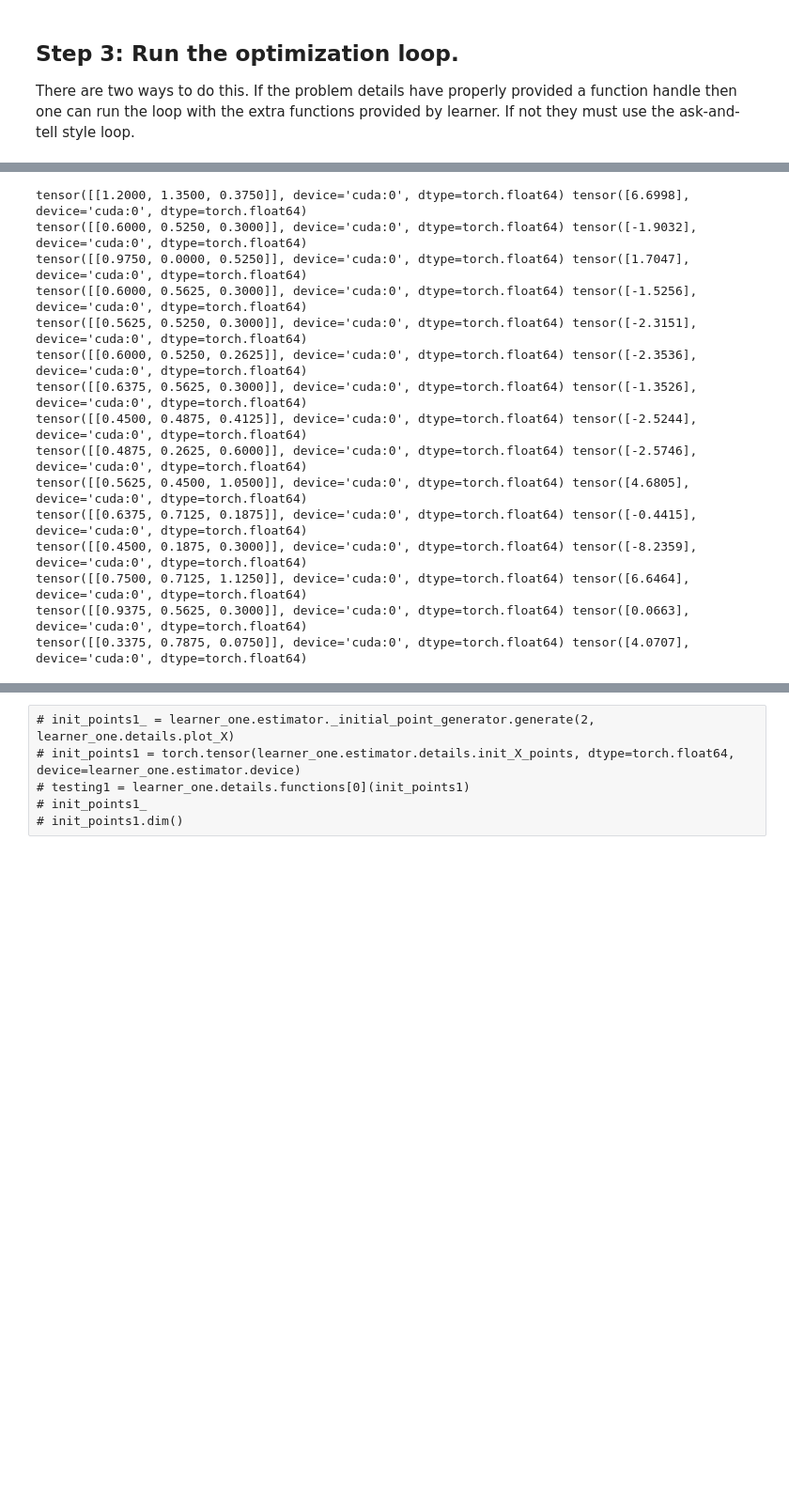
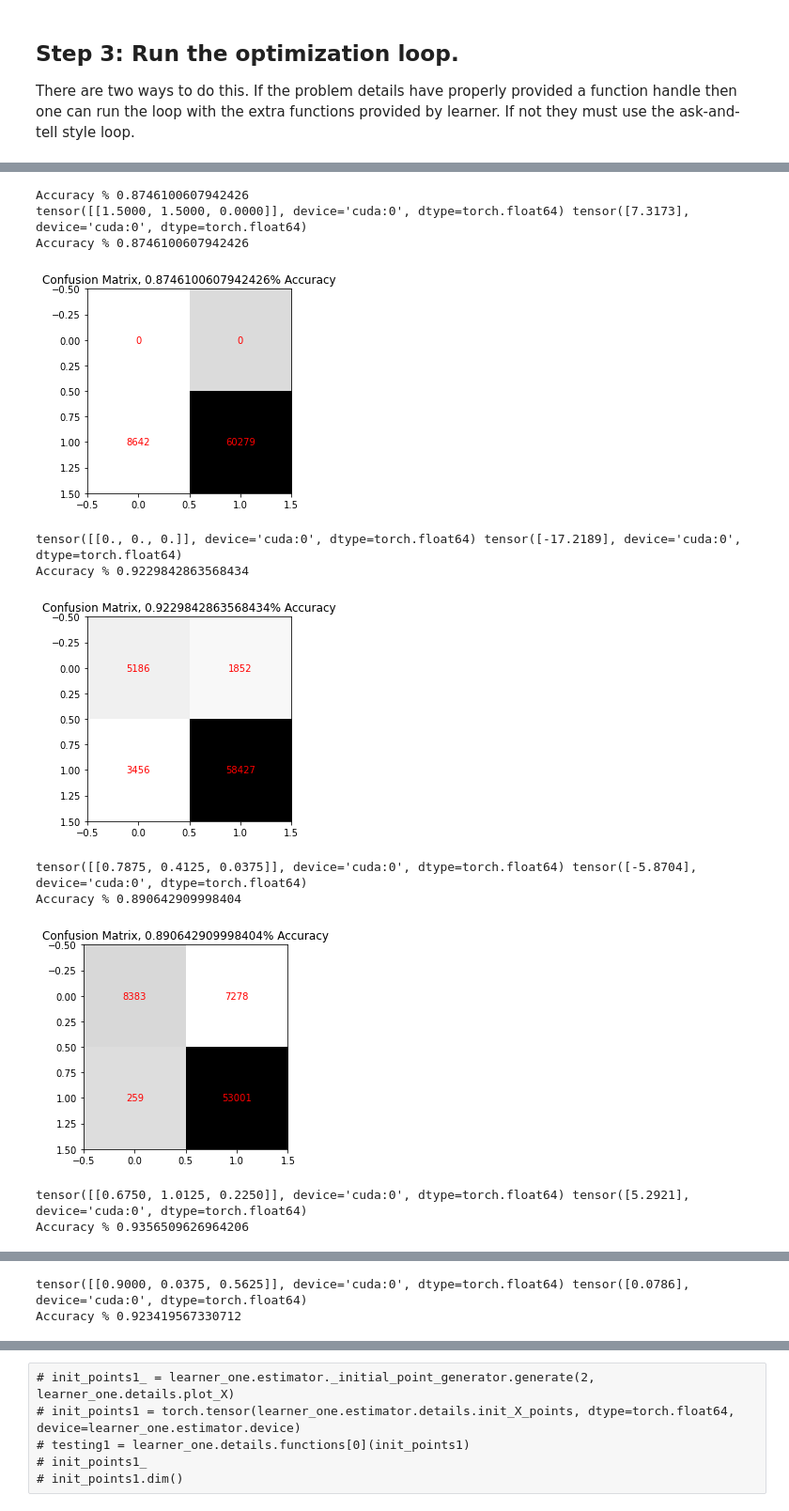
Before and after one commit to diana-hep/excursion, a Jupyter notebook: excursion_new/basic_tutorial.ipynb, the cells around one changed output, grey strips where cells are left out. Shown at 94% size. Saved outputs shown, nothing was run; the diff lists cells and outputs as text; code cells hidden in the pictures; blank space fills up the shorter version.

```diff
--- a/excursion_new/basic_tutorial.ipynb
+++ b/excursion_new/basic_tutorial.ipynb
@@ -117,31 +128,27 @@ tensor([[2.8788]], device='cuda:0', dtype=torch.float64)
 # %%
 # #
 # # If I do not have the function handle properly provided in the problem details I can use basic ask-and-tell.
 # #
 import excursion_new.test_suite.test_functions.fast_3D as testcase_3D
 learner_three = Learner(testcase_3D, algorithm_opts)
 learner_three.initialize()
 
 for iteration in range(15):
     x_three = learner_three.suggest()
     new_y = learner_three.details.functions[0](x_three)
     print(x_three, new_y)
     result_three = learner_three.tell(x_three, new_y)
-    # print(result_three)
-    # result_three.plot()
+    plot(result_three, show_confusion_matrix=True)
 # %% [output]
-tensor([[1.2000, 1.3500, 0.3750]], device='cuda:0', dtype=torch.float64) tensor([6.6998], device='cuda:0', dtype=torch.float64)
-tensor([[0.6000, 0.5250, 0.3000]], device='cuda:0', dtype=torch.float64) tensor([-1.9032], device='cuda:0', dtype=torch.float64)
-tensor([[0.9750, 0.0000, 0.5250]], device='cuda:0', dtype=torch.float64) tensor([1.7047], device='cuda:0', dtype=torch.float64)
-tensor([[0.6000, 0.5625, 0.3000]], device='cuda:0', dtype=torch.float64) tensor([-1.5256], device='cuda:0', dtype=torch.float64)
-tensor([[0.5625, 0.5250, 0.3000]], device='cuda:0', dtype=torch.float64) tensor([-2.3151], device='cuda:0', dtype=torch.float64)
-tensor([[0.6000, 0.5250, 0.2625]], device='cuda:0', dtype=torch.float64) tensor([-2.3536], device='cuda:0', dtype=torch.float64)
-tensor([[0.6375, 0.5625, 0.3000]], device='cuda:0', dtype=torch.float64) tensor([-1.3526], device='cuda:0', dtype=torch.float64)
-tensor([[0.4500, 0.4875, 0.4125]], device='cuda:0', dtype=torch.float64) tensor([-2.5244], device='cuda:0', dtype=torch.float64)
-tensor([[0.4875, 0.2625, 0.6000]], device='cuda:0', dtype=torch.float64) tensor([-2.5746], device='cuda:0', dtype=torch.float64)
-tensor([[0.5625, 0.4500, 1.0500]], device='cuda:0', dtype=torch.float64) tensor([4.6805], device='cuda:0', dtype=torch.float64)
-tensor([[0.6375, 0.7125, 0.1875]], device='cuda:0', dtype=torch.float64) tensor([-0.4415], device='cuda:0', dtype=torch.float64)
-tensor([[0.4500, 0.1875, 0.3000]], device='cuda:0', dtype=torch.float64) tensor([-8.2359], device='cuda:0', dtype=torch.float64)
-tensor([[0.7500, 0.7125, 1.1250]], device='cuda:0', dtype=torch.float64) tensor([6.6464], device='cuda:0', dtype=torch.float64)
-tensor([[0.9375, 0.5625, 0.3000]], device='cuda:0', dtype=torch.float64) tensor([0.0663], device='cuda:0', dtype=torch.float64)
-tensor([[0.3375, 0.7875, 0.0750]], device='cuda:0', dtype=torch.float64) tensor([4.0707], device='cuda:0', dtype=torch.float64)
+Accuracy % 0.8746100607942426
+tensor([[1.5000, 1.5000, 0.0000]], device='cuda:0', dtype=torch.float64) tensor([7.3173], device='cuda:0', dtype=torch.float64)
+Accuracy % 0.8746100607942426
+[figure, added]
+tensor([[0., 0., 0.]], device='cuda:0', dtype=torch.float64) tensor([-17.2189], device='cuda:0', dtype=torch.float64)
+Accuracy % 0.9229842863568434
+[figure, added]
+tensor([[0.7875, 0.4125, 0.0375]], device='cuda:0', dtype=torch.float64) tensor([-5.8704], device='cuda:0', dtype=torch.float64)
+Accuracy % 0.890642909998404
+[figure, added]
+tensor([[0.6750, 1.0125, 0.2250]], device='cuda:0', dtype=torch.float64) tensor([5.2921], device='cuda:0', dtype=torch.float64)
+Accuracy % 0.9356509626964206
@@ -147,0 +156,2 @@ tensor([[0.3375, 0.7875, 0.0750]], device='cuda:0', dtype=torch.float64) tensor(
+tensor([[0.9000, 0.0375, 0.5625]], device='cuda:0', dtype=torch.float64) tensor([0.0786], device='cuda:0', dtype=torch.float64)
+Accuracy % 0.923419567330712
```
Also changed, not shown: parts of 5 cells of this notebook, 3 other files.
